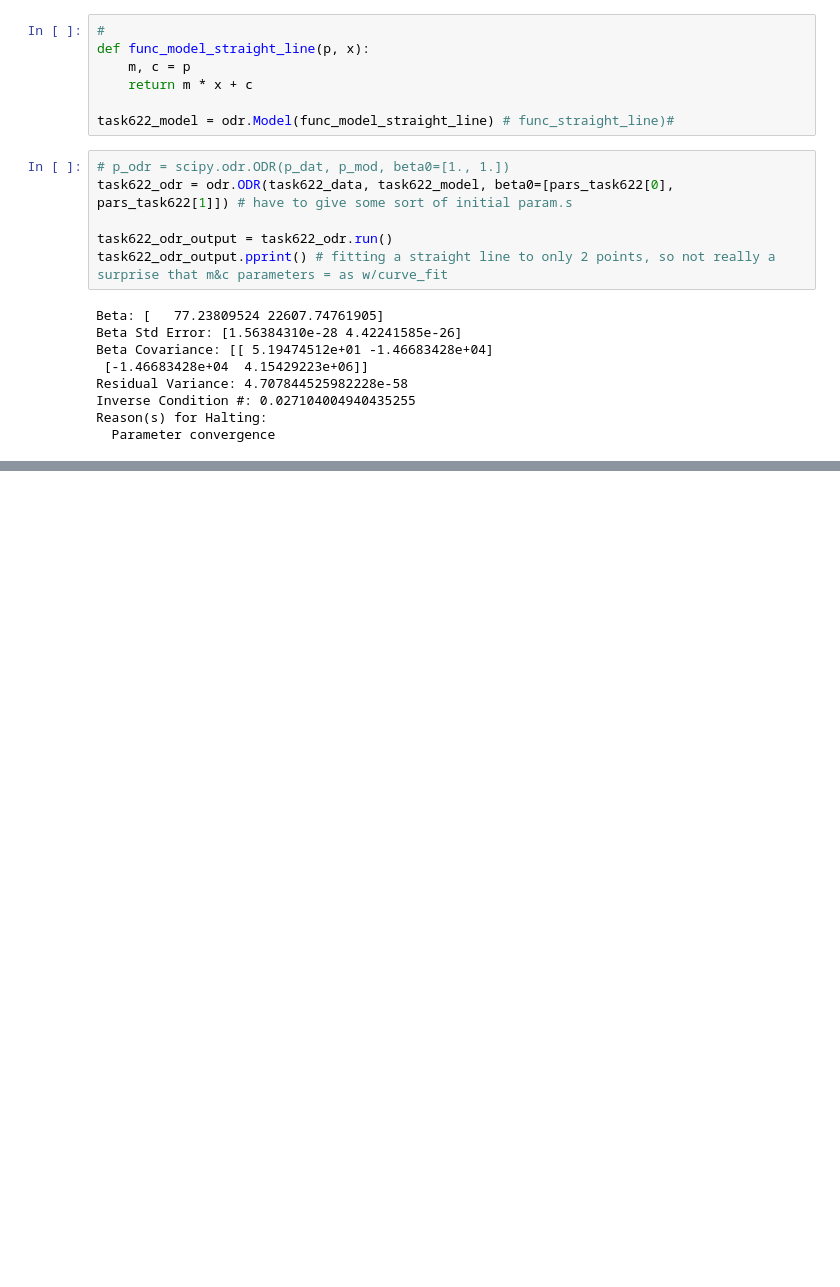
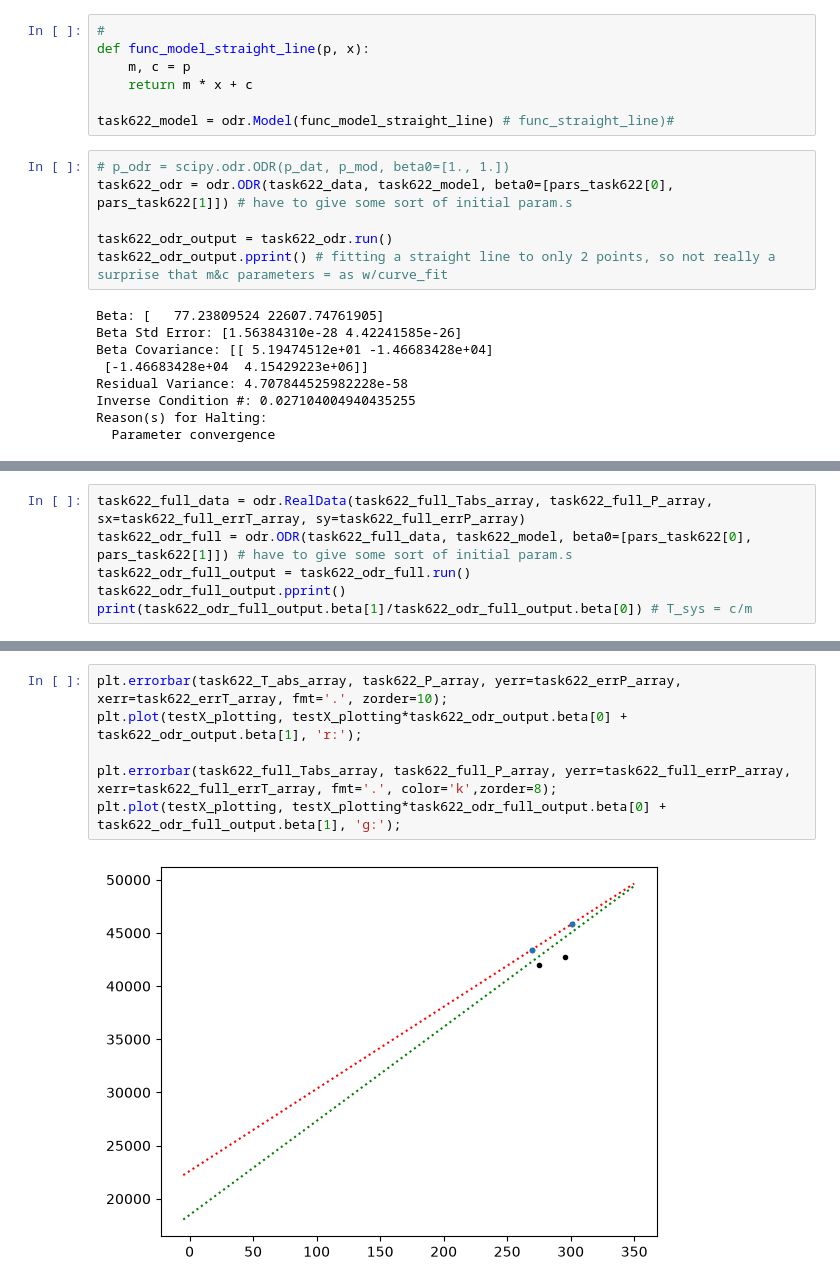
Before and after one commit to Catherine-Lambe/Observational_Instrumental_Lab_WS2627_LMU_Munich, a Jupyter notebook: Exp3_Radiotelescope/Data Analysis Task 622.ipynb, the cells around one changed output, grey strips where cells are left out. Cells and saved outputs as stored; diff of their text form; blank space fills up the shorter version.

```diff
--- a/Exp3_Radiotelescope/Data Analysis Task 622.ipynb
+++ b/Exp3_Radiotelescope/Data Analysis Task 622.ipynb
@@ -134,0 +191,6 @@ np.float64(292.70203452527795)
+# %%
+task622_full_data = odr.RealData(task622_full_Tabs_array, task622_full_P_array, sx=task622_full_errT_array, sy=task622_full_errP_array)
+task622_odr_full = odr.ODR(task622_full_data, task622_model, beta0=[pars_task622[0], pars_task622[1]]) # have to give some sort of initial param.s
+task622_odr_full_output = task622_odr_full.run()
+task622_odr_full_output.pprint()
+print(task622_odr_full_output.beta[1]/task622_odr_full_output.beta[0]) # T_sys = c/m
@@ -134,0 +207,8 @@ np.float64(292.70203452527795)
+# %%
+plt.errorbar(task622_T_abs_array, task622_P_array, yerr=task622_errP_array, xerr=task622_errT_array, fmt='.', zorder=10);
+plt.plot(testX_plotting, testX_plotting*task622_odr_output.beta[0] + task622_odr_output.beta[1], 'r:');
+
+plt.errorbar(task622_full_Tabs_array, task622_full_P_array, yerr=task622_full_errP_array, xerr=task622_full_errT_array, fmt='.', color='k',zorder=8);
+plt.plot(testX_plotting, testX_plotting*task622_odr_full_output.beta[0] + task622_odr_full_output.beta[1], 'g:');
+# %% [output]
+[figure, added]
```
Also changed, not shown: parts of 13 cells of this notebook.
